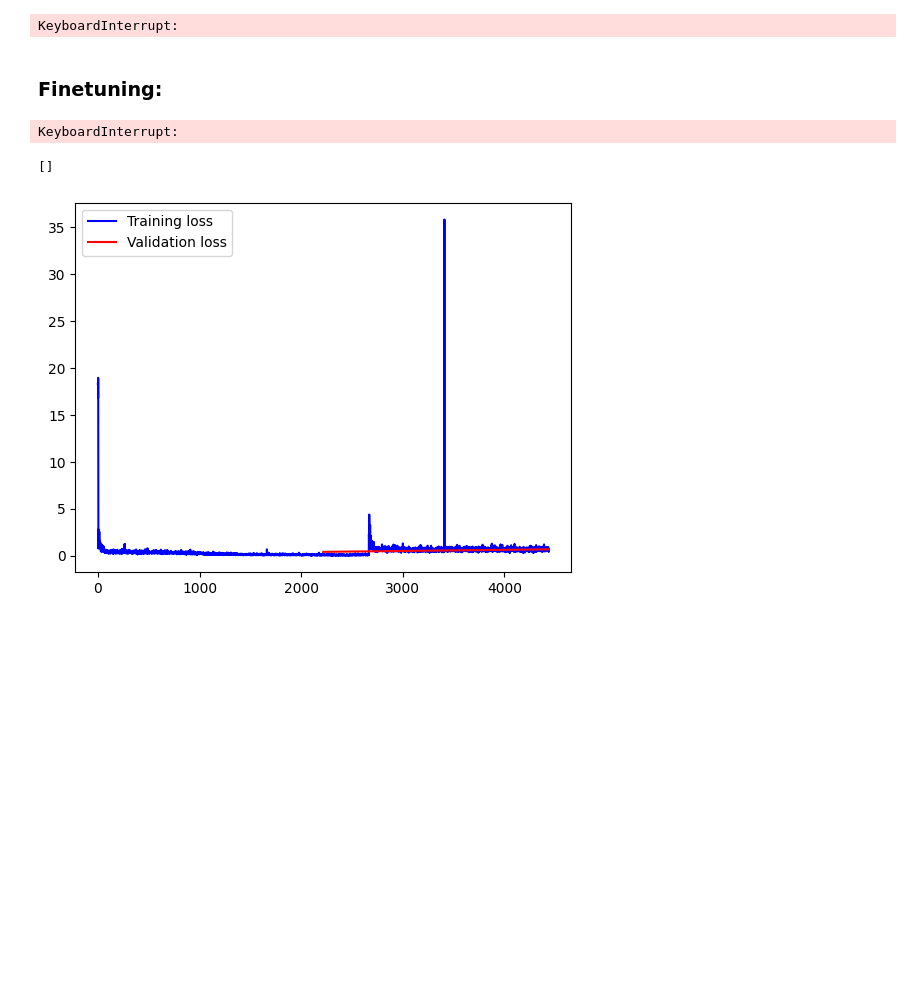
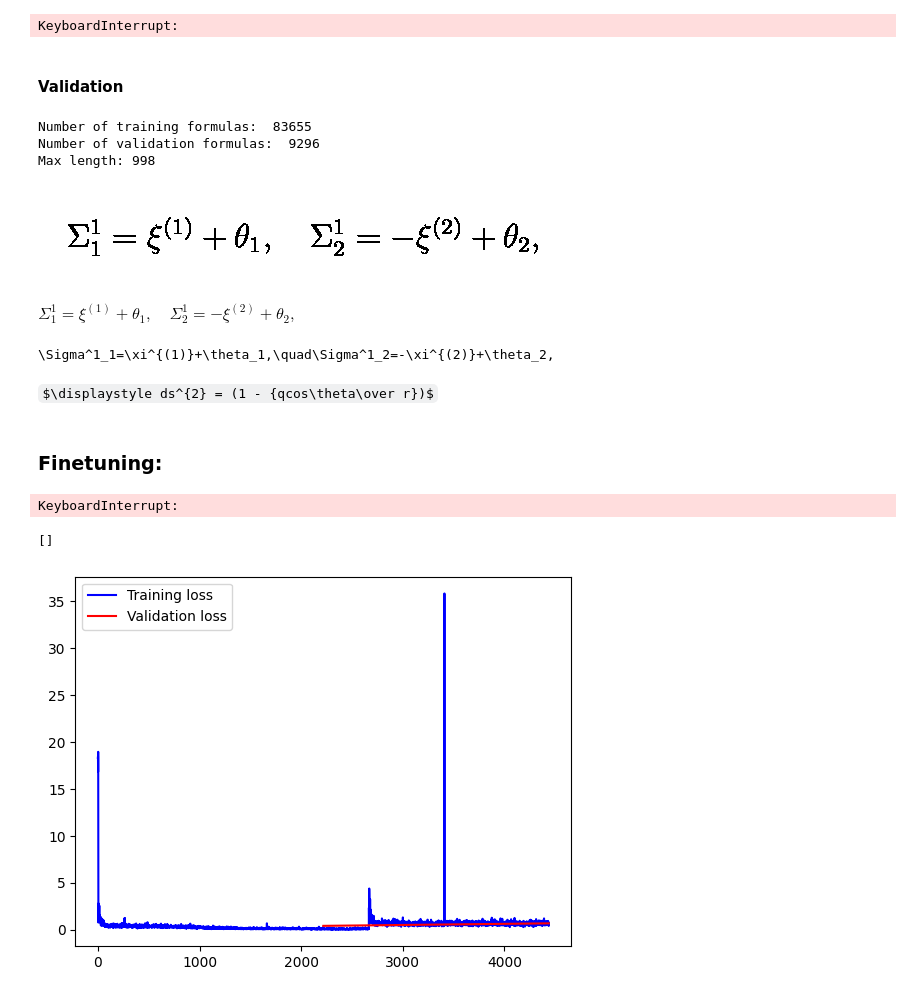
Before and after one commit to leonlenk/LaTeX_OCR, a Jupyter notebook: scripts/TrOCR.ipynb, the cells around one changed output. Cells and saved outputs as stored; diff of their text form; code cells hidden in the pictures; some formulas as TeX source; blank space fills up the shorter version.

Commit message:
Fixed training scripts for TrOCR.

```diff
--- a/scripts/TrOCR.ipynb
+++ b/scripts/TrOCR.ipynb
@@ -246,6 +223,53 @@ KeyboardInterrupt:
 # Save model
 model.save_pretrained("../models/trocr-large-rendered-im2latex")
 processor.save_pretrained("../models/trocr-large-rendered-im2latex")
+# %% [markdown]
+#### Validation
+# %%
+# Load LST files
+import pandas as pd
+import numpy as np
+import re
+from tqdm import tqdm, trange
+
+import sys, os
+sys.path.append(os.path.abspath('../'))
+from utils.latex import crop_to_formula, renderedLaTeXLabelstr2Formula, display_formula
+
+train_filenames_df = pd.read_csv("../rendered_LaTeX/processed_im2latex_train.lst", index_col = 0, header = None, sep = " ")
+val_filenames_df = pd.read_csv("../rendered_LaTeX/processed_im2latex_val.lst", index_col = 0, header = None, sep = " ")
+formulas = open("../rendered_LaTeX/im2latex_formulas.lst", encoding = "ISO-8859-1", newline="\n").readlines()
+
+print("Number of training formulas: ", len(train_filenames_df))
+print("Number of validation formulas: ", len(val_filenames_df))
+
+max_len = max([len(formula) for formula in formulas])
+print("Max length:", max_len)
+# %% [output]
+Number of training formulas:  83655
+Number of validation formulas:  9296
+Max length: 998
+# %%
+model = VisionEncoderDecoderModel.from_pretrained("../models/trocr-large-rendered-im2latex").to(device)
+processor = TrOCRProcessor.from_pretrained("../models/trocr-large-rendered-im2latex")
+# %%
+random_idx = np.random.choice(train_filenames_df.index)
+formula_image_example = Image.open("../formula_images/" + train_filenames_df.loc[random_idx, 1] + ".png").convert('RGBA')
+
+display(crop_to_formula(formula_image_example))
+from IPython.display import display, Math, Latex
+display_formula(renderedLaTeXLabelstr2Formula(formulas[random_idx]))
+print(renderedLaTeXLabelstr2Formula(formulas[random_idx]))
+
+model_prediction = model.generate(processor(images = crop_to_formula(formula_image_example), return_tensors="pt").pixel_values.to(device))
+str_pred = processor.batch_decode(model_prediction, skip_special_tokens=True)[0]
+display_formula(str_pred)
+# %% [output]
+[figure, added]
+$\displaystyle \Sigma^1_1=\xi^{(1)}+\theta_1,\quad\Sigma^1_2=-\xi^{(2)}+\theta_2,
+$
+\Sigma^1_1=\xi^{(1)}+\theta_1,\quad\Sigma^1_2=-\xi^{(2)}+\theta_2,
+$\displaystyle ds^{2} = (1 - {qcos\theta\over r})$
 # %% [markdown]
 ### Finetuning:
 # %%
```
Also changed, not shown: parts of 4 cells of this notebook, 3 other files.
